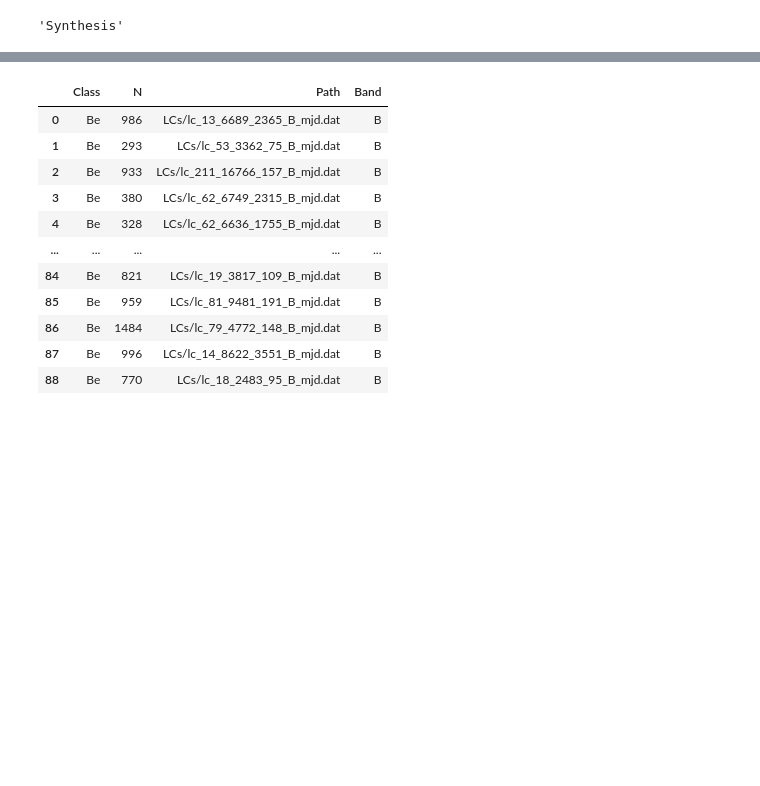
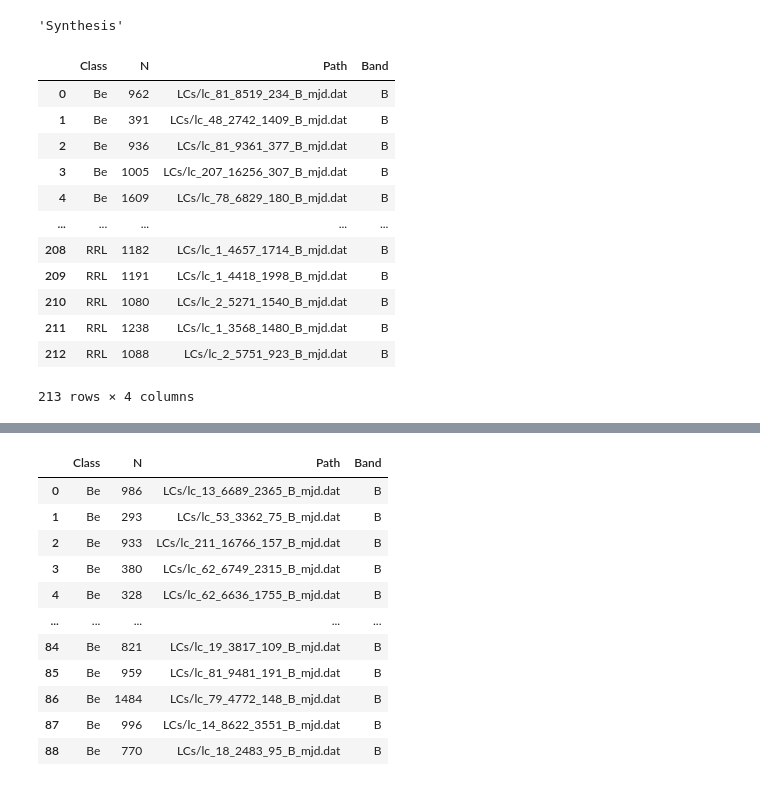
Before and after one commit to JerryLiuMY/transformer_astro, a Jupyter notebook: data.ipynb, the cells around one changed output, grey strips where cells are left out. Saved outputs shown, nothing was run; the diff lists cells and outputs as text; code cells hidden in the pictures; blank space fills up the shorter version.

```diff
--- a/data.ipynb
+++ b/data.ipynb
@@ -491,3 +491,19 @@ train_catalog = load_catalog('MACHO', 'train')
 valid_catalog = load_catalog('MACHO', 'valid')
 # %%
 evalu_catalog = load_catalog('MACHO', 'evalu')
+# %%
+evalu_catalog
+# %% [output]
+|  | Class | N | Path | Band |
+| 0 | Be | 962 | LCs/lc_81_8519_234_B_mjd.dat | B |
+| 1 | Be | 391 | LCs/lc_48_2742_1409_B_mjd.dat | B |
+| 2 | Be | 936 | LCs/lc_81_9361_377_B_mjd.dat | B |
+| 3 | Be | 1005 | LCs/lc_207_16256_307_B_mjd.dat | B |
+| 4 | Be | 1609 | LCs/lc_78_6829_180_B_mjd.dat | B |
+| ... | ... | ... | ... | ... |
+| 208 | RRL | 1182 | LCs/lc_1_4657_1714_B_mjd.dat | B |
+| 209 | RRL | 1191 | LCs/lc_1_4418_1998_B_mjd.dat | B |
+| 210 | RRL | 1080 | LCs/lc_2_5271_1540_B_mjd.dat | B |
+| 211 | RRL | 1238 | LCs/lc_1_3568_1480_B_mjd.dat | B |
+| 212 | RRL | 1088 | LCs/lc_2_5751_923_B_mjd.dat | B |
+213 rows × 4 columns
```
Also changed, not shown: parts of 8 cells of this notebook, 4 other files.
